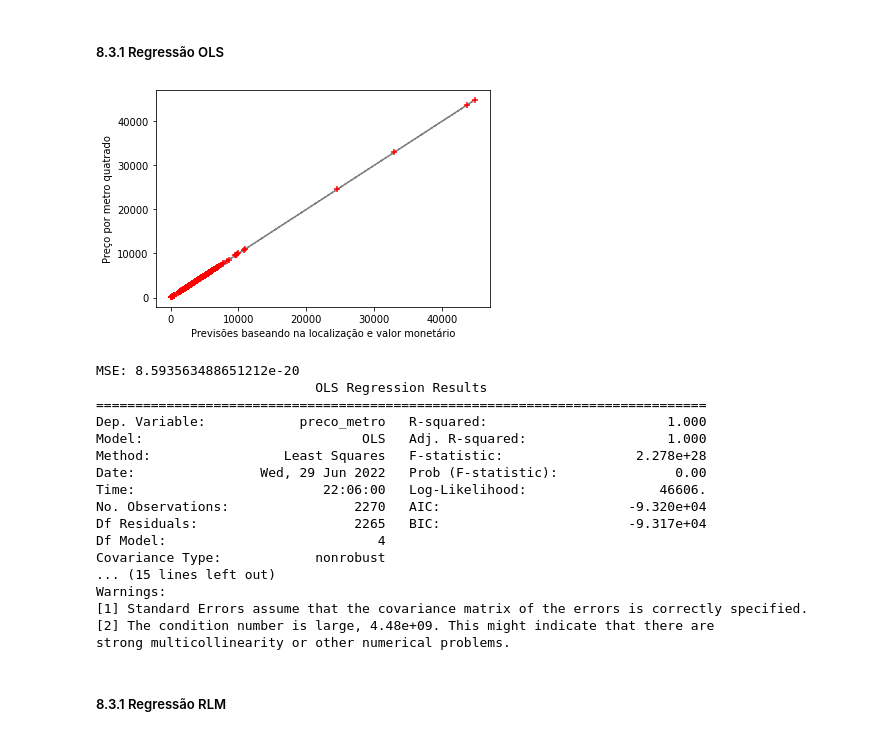
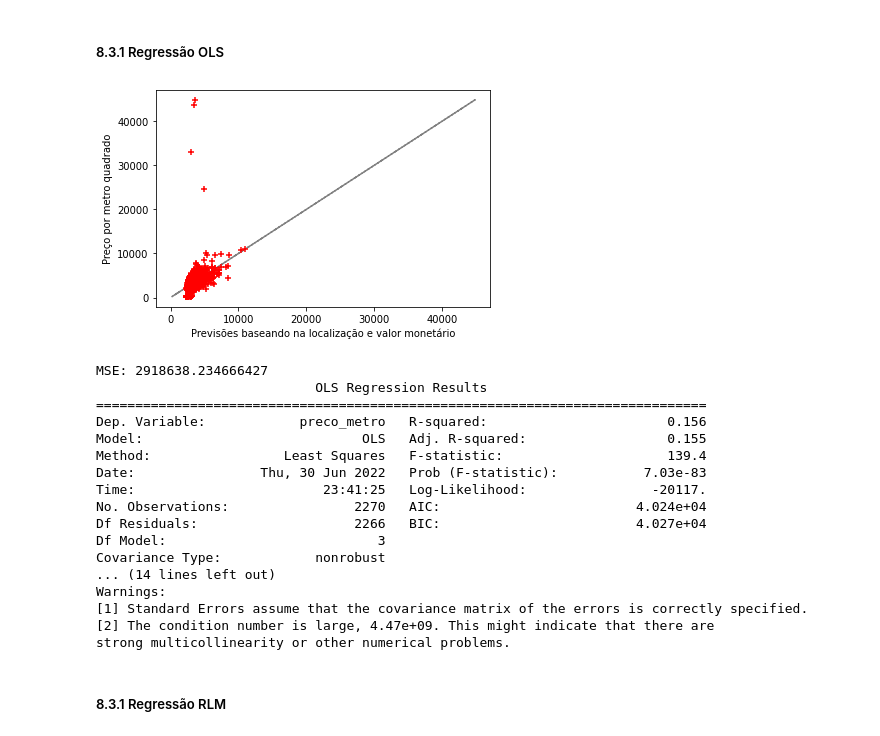
Before and after one commit to lidiambsouza/price_properties, a Jupyter notebook: price_properties.ipynb, the cells around one changed output. Drawn from its saved outputs; the diff is of its cells as text; code cells hidden in the pictures.

```diff
--- a/price_properties.ipynb
+++ b/price_properties.ipynb
@@ -795,7 +1134,7 @@ import statsmodels.api as sm
 # De manera análoga ao primeiro exercício, definimos o vetor de variáveis com a primeira
 #variável `RM`.
 
-X = dfApartament[['lat', 'lon', 'price_usd', 'preco_metro']]
+X = dfApartament[['lat', 'lon', 'price_usd']]
 y = dfApartament[["preco_metro"]]
 
 # Teremos que agregar explícitamente uma constante:
@@ -805,46 +1144,46 @@ X = sm.add_constant(X)
 # %%
 res = sm.OLS(y, X).fit()
 predictions_ols = res.predict(X)
 
 # Plotamos os resultados
 plt.plot(y,
          y,
          '-.',
          c = 'grey'
         )
 
 plt.scatter(predictions_ols,
             y,
             s = 30,
             c = 'r',
             marker = '+',
             zorder = 10
            )
 plt.xlabel("Previsões baseando na localização e valor monetário")
-plt.ylabel("Preço por metro quatrado")
+plt.ylabel("Preço por metro quadrado")
 plt.show()
 
 # Imprimimos o MSE e um resumo do modelo
 print ("MSE:",  metrics.mean_squared_error(y, predictions_ols))
 print (res.summary())
 # %% [output]
-[figure, old version]
+[figure, new version]
-MSE: 8.593563488651212e-20
+MSE: 2918638.234666427
                             OLS Regression Results
 ==============================================================================
-Dep. Variable:            preco_metro   R-squared:                       1.000
-Model:                            OLS   Adj. R-squared:                  1.000
-Method:                 Least Squares   F-statistic:                 2.278e+28
-Date:                Wed, 29 Jun 2022   Prob (F-statistic):               0.00
-Time:                        22:06:00   Log-Likelihood:                 46606.
-No. Observations:                2270   AIC:                        -9.320e+04
-Df Residuals:                    2265   BIC:                        -9.317e+04
-Df Model:                           4
+Dep. Variable:            preco_metro   R-squared:                       0.156
+Model:                            OLS   Adj. R-squared:                  0.155
+Method:                 Least Squares   F-statistic:                     139.4
+Date:                Thu, 30 Jun 2022   Prob (F-statistic):           7.03e-83
+Time:                        23:41:25   Log-Likelihood:                -20117.
+No. Observations:                2270   AIC:                         4.024e+04
+Df Residuals:                    2266   BIC:                         4.027e+04
+Df Model:                           3
 Covariance Type:            nonrobust
-... (15 lines left out)
+... (14 lines left out)
 Warnings:
 [1] Standard Errors assume that the covariance matrix of the errors is correctly specified.
-[2] The condition number is large, 4.48e+09. This might indicate that there are
+[2] The condition number is large, 4.47e+09. This might indicate that there are
 strong multicollinearity or other numerical problems.
 # %% [markdown]
 <h5>8.3.1 Regressão RLM</h5>
```
Also changed, not shown: parts of 12 cells of this notebook.
